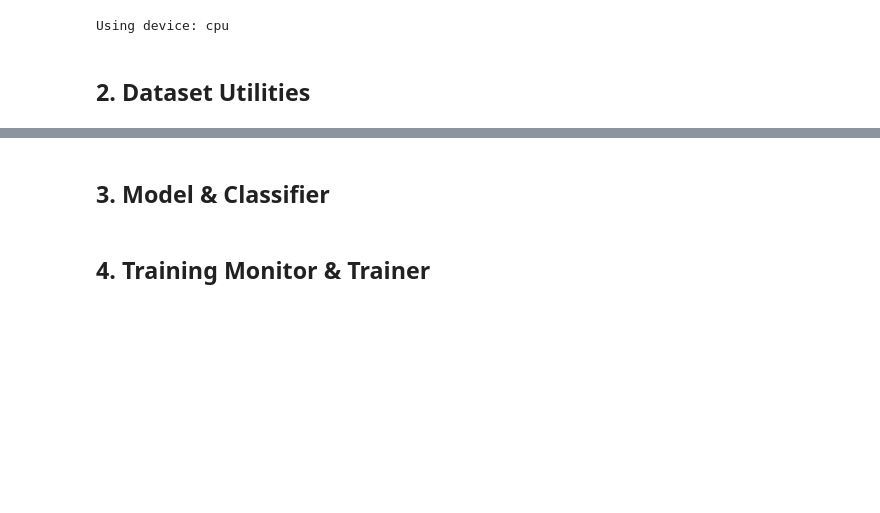
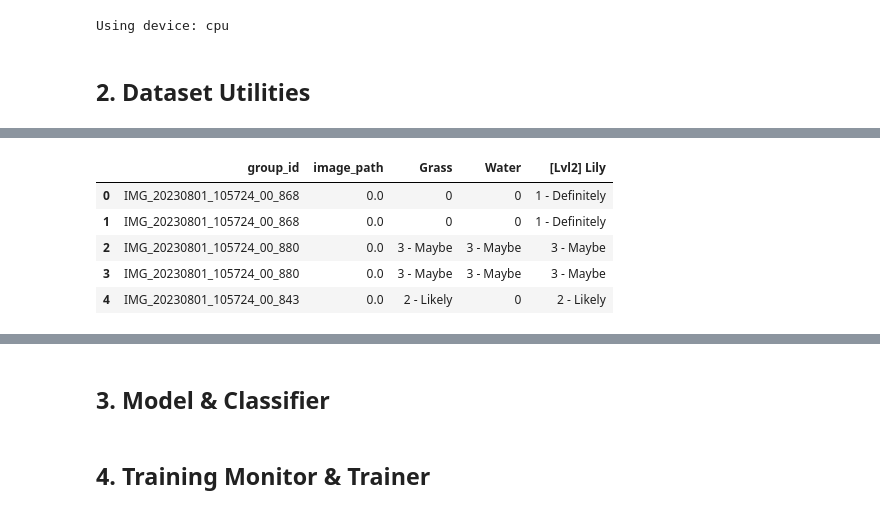
Before and after one commit to jsnmai/360deg, a Jupyter notebook: full_pipeline.ipynb, the cells around one changed output, grey strips where cells are left out. Drawn from its saved outputs; the diff is of its cells as text; code cells hidden in the pictures; blank space fills up the shorter version.

```diff
--- a/full_pipeline.ipynb
+++ b/full_pipeline.ipynb
@@ -70,0 +213,11 @@ Using device: cpu
+# %%
+df_binary = df_all.copy() # Make a binary copy
+df_binary = df_all.fillna(0) # Turn NaN into 0s
+df_binary.head()
+# %% [output]
+|  | group_id | image_path | Grass | Water | [Lvl2] Lily |
+| 0 | IMG_20230801_105724_00_868 | 0.0 | 0 | 0 | 1 - Definitely |
+| 1 | IMG_20230801_105724_00_868 | 0.0 | 0 | 0 | 1 - Definitely |
+| 2 | IMG_20230801_105724_00_880 | 0.0 | 3 - Maybe | 3 - Maybe | 3 - Maybe |
+| 3 | IMG_20230801_105724_00_880 | 0.0 | 3 - Maybe | 3 - Maybe | 3 - Maybe |
+| 4 | IMG_20230801_105724_00_843 | 0.0 | 2 - Likely | 0 | 2 - Likely |
```
Also changed, not shown: parts of 11 cells of this notebook, 2 other files.
